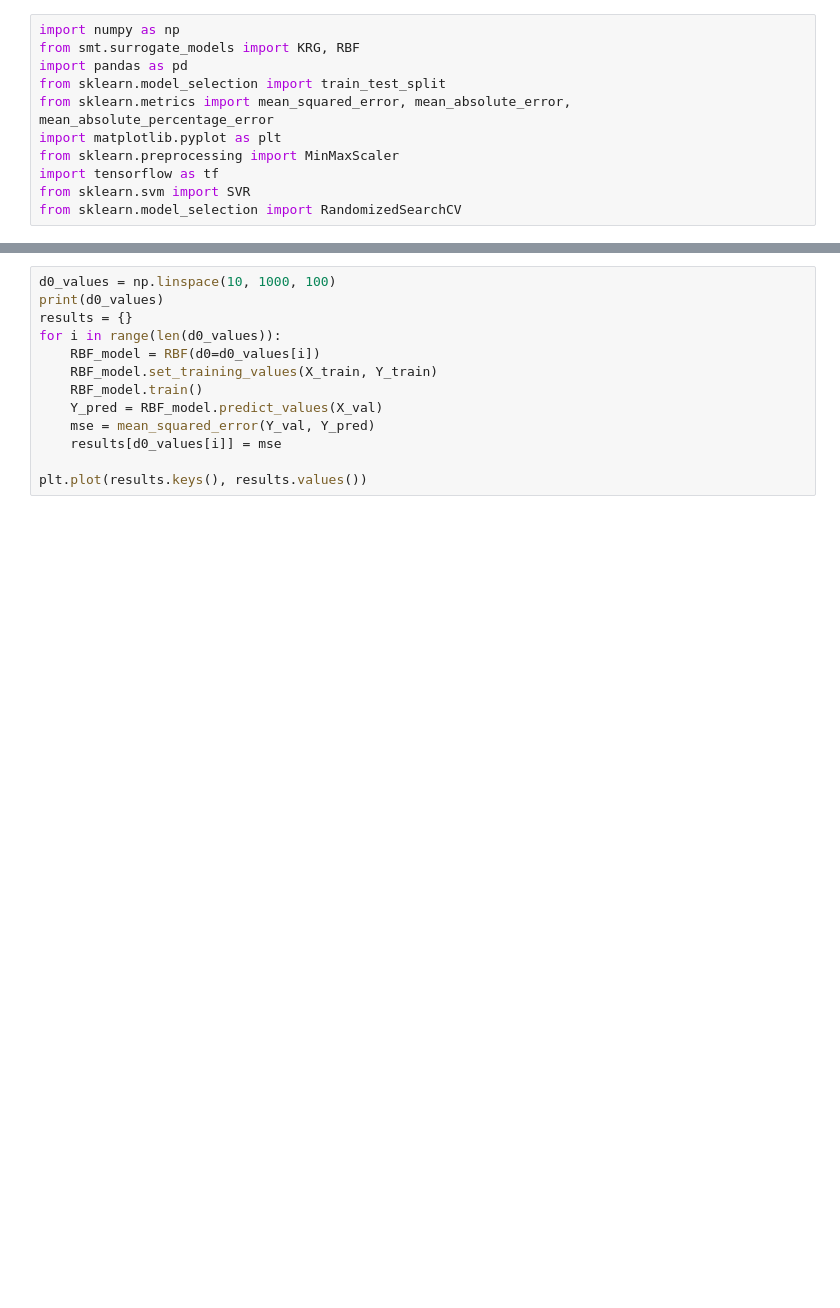
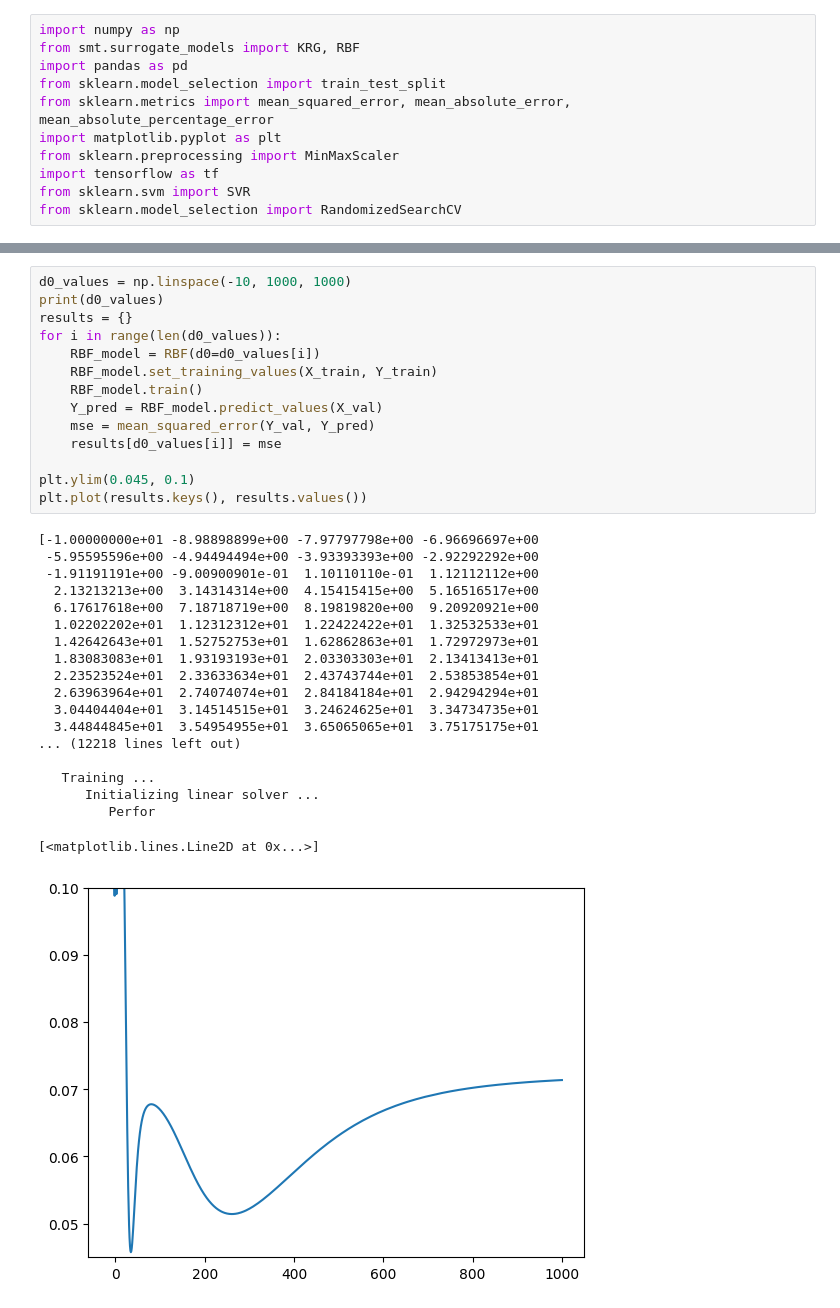
Before and after one commit to magnufoy/Surrogate-modeling, a Jupyter notebook: Monte Carlo 10 000/Generate_data_for_monte_carlo.ipynb, the cells around one changed output, grey strips where cells are left out. Saved outputs shown, nothing was run; the diff lists cells and outputs as text; blank space fills up the shorter version.

```diff
--- a/Monte Carlo 10 000/Generate_data_for_monte_carlo.ipynb
+++ b/Monte Carlo 10 000/Generate_data_for_monte_carlo.ipynb
@@ -24,16 +33,37 @@ X_val = scaler.transform(X_val)
 # %%
-d0_values = np.linspace(10, 1000, 100)
+d0_values = np.linspace(-10, 1000, 1000)
 print(d0_values)
 results = {}
 for i in range(len(d0_values)):
     RBF_model = RBF(d0=d0_values[i])
     RBF_model.set_training_values(X_train, Y_train)
     RBF_model.train()
     Y_pred = RBF_model.predict_values(X_val)
     mse = mean_squared_error(Y_val, Y_pred)
     results[d0_values[i]] = mse
 
+plt.ylim(0.045, 0.1)
 plt.plot(results.keys(), results.values())
+# %% [output]
+[-1.00000000e+01 -8.98898899e+00 -7.97797798e+00 -6.96696697e+00
+ -5.95595596e+00 -4.94494494e+00 -3.93393393e+00 -2.92292292e+00
+ -1.91191191e+00 -9.00900901e-01  1.10110110e-01  1.12112112e+00
+  2.13213213e+00  3.14314314e+00  4.15415415e+00  5.16516517e+00
+  6.17617618e+00  7.18718719e+00  8.19819820e+00  9.20920921e+00
+  1.02202202e+01  1.12312312e+01  1.22422422e+01  1.32532533e+01
+  1.42642643e+01  1.52752753e+01  1.62862863e+01  1.72972973e+01
+  1.83083083e+01  1.93193193e+01  2.03303303e+01  2.13413413e+01
+  2.23523524e+01  2.33633634e+01  2.43743744e+01  2.53853854e+01
+  2.63963964e+01  2.74074074e+01  2.84184184e+01  2.94294294e+01
+  3.04404404e+01  3.14514515e+01  3.24624625e+01  3.34734735e+01
+  3.44844845e+01  3.54954955e+01  3.65065065e+01  3.75175175e+01
+... (12218 lines left out)
+
+   Training ...
+      Initializing linear solver ...
+         Perfor
+[<matplotlib.lines.Line2D at 0x...>]
+[figure, added]
 # %%
 RBF_model = RBF(d0=min(results, key=results.get))
 RBF_model.set_training_values(X_train, Y_train)
```
Also changed, not shown: parts of 5 cells of this notebook, 1 other file.
